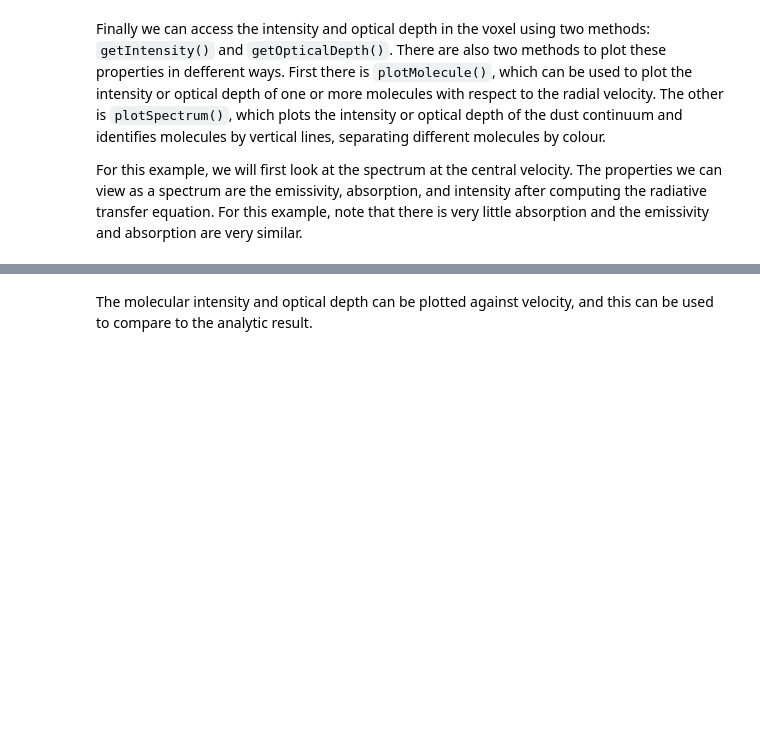
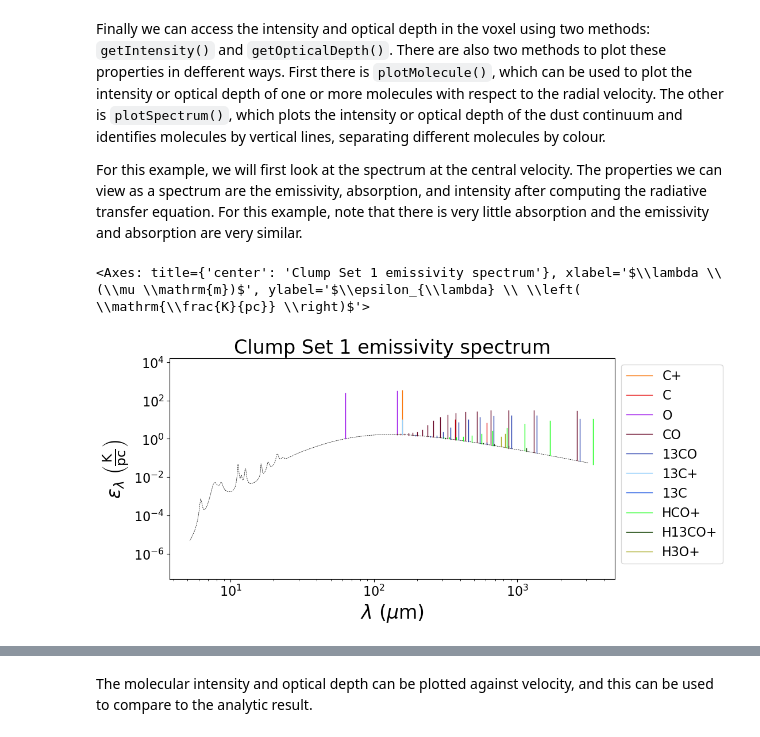
Before and after one commit to CraigYanitski/kosmatau3d, a Jupyter notebook: notebooks/single-voxel/voxel.ipynb, the cells around one changed output, grey strips where cells are left out. Saved outputs shown, nothing was run; the diff lists cells and outputs as text; code cells hidden in the pictures; blank space fills up the shorter version.

```diff
--- a/notebooks/single-voxel/voxel.ipynb
+++ b/notebooks/single-voxel/voxel.ipynb
@@ -329,4 +416,11 @@ array([[0.    , 0.    , 0.    , 0.    ],
 Finally we can access the intensity and optical depth in the voxel using two methods: `getIntensity()` and `getOpticalDepth()`. There are also two methods to plot these properties in defferent ways. First there is `plotMolecule()`, which can be used to plot the intensity or optical depth of one or more molecules with respect to the radial velocity. The other is `plotSpectrum()`, which plots the intensity or optical depth of the dust continuum and identifies molecules by vertical lines, separating different molecules by colour.
 
 For this example, we will first look at the spectrum at the central velocity. The properties we can view as a spectrum are the emissivity, absorption, and intensity after computing the radiative transfer equation. For this example, note that there is very little absorption and the emissivity and absorption are very similar.
+# %%
+%matplotlib inline
+
+vox.plot_spectrum(quantity='emissivity')
+# %% [output]
+<Axes: title={'center': 'Clump Set 1 emissivity spectrum'}, xlabel='$\\lambda \\ (\\mu \\mathrm{m})$', ylabel='$\\epsilon_{\\lambda} \\ \\left( \\mathrm{\\frac{K}{pc}} \\right)$'>
+[figure, added]
 # %%
```
Also changed, not shown: parts of 105 cells of this notebook.
